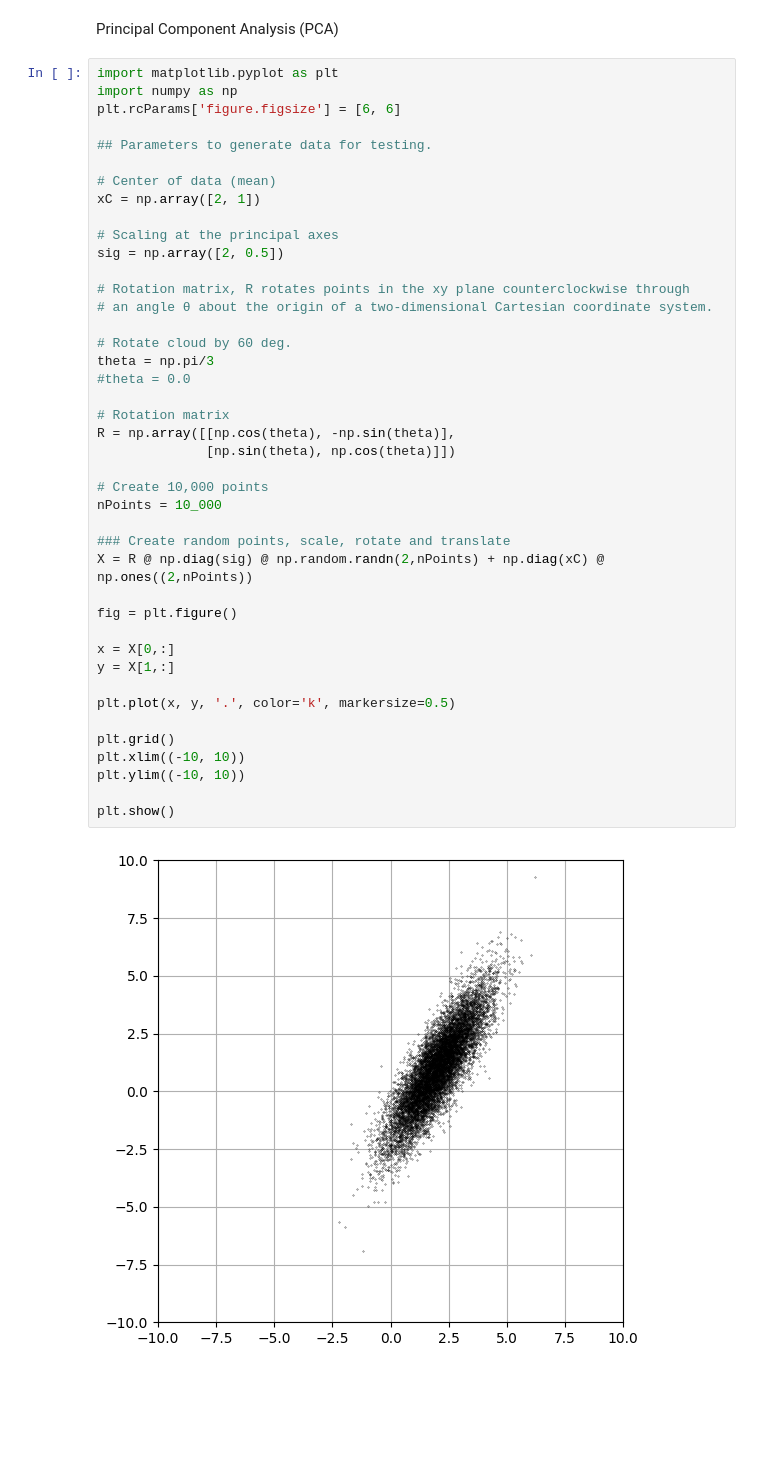
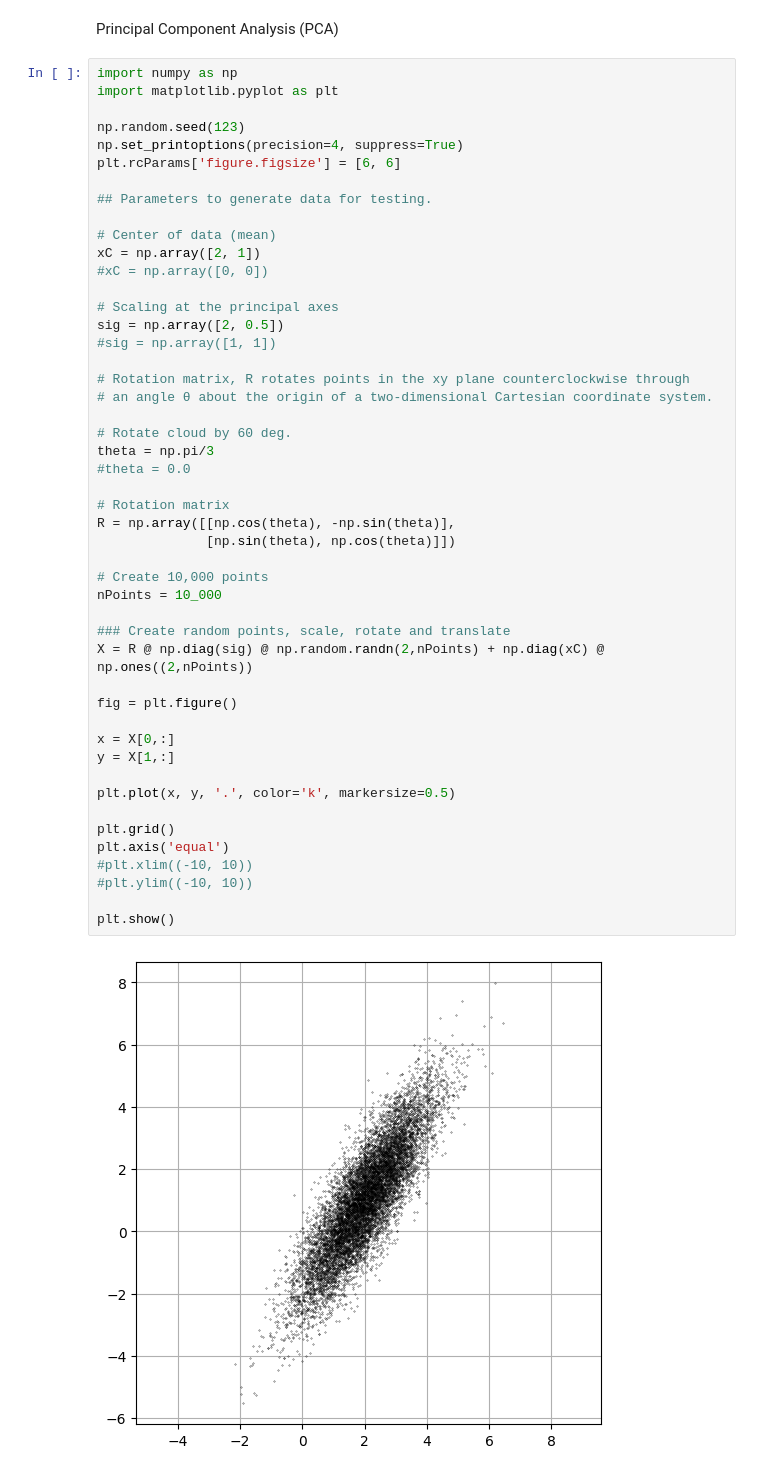
Before and after one commit to kursatkara/MAE_5020_Spring_2026, a Jupyter notebook: 03_4_1_Principal_Component_Analysis.ipynb, the cells around one changed output. Saved outputs shown, nothing was run; the diff lists cells and outputs as text; blank space fills up the shorter version.

```diff
--- a/03_4_1_Principal_Component_Analysis.ipynb
+++ b/03_4_1_Principal_Component_Analysis.ipynb
@@ -3,49 +3,55 @@
 # %% [markdown]
 Principal Component Analysis (PCA)
 # %%
+import numpy as np
 import matplotlib.pyplot as plt
-import numpy as np
+
+np.random.seed(123)
+np.set_printoptions(precision=4, suppress=True)
 plt.rcParams['figure.figsize'] = [6, 6]
 
 ## Parameters to generate data for testing.
 
 # Center of data (mean)
 xC = np.array([2, 1])
+#xC = np.array([0, 0])
 
 # Scaling at the principal axes
 sig = np.array([2, 0.5])
+#sig = np.array([1, 1])
 
 # Rotation matrix, R rotates points in the xy plane counterclockwise through
 # an angle θ about the origin of a two-dimensional Cartesian coordinate system.
 
 # Rotate cloud by 60 deg.
 theta = np.pi/3
 #theta = 0.0
 
 # Rotation matrix
 R = np.array([[np.cos(theta), -np.sin(theta)],
               [np.sin(theta), np.cos(theta)]])
 
 # Create 10,000 points
 nPoints = 10_000
 
 ### Create random points, scale, rotate and translate
 X = R @ np.diag(sig) @ np.random.randn(2,nPoints) + np.diag(xC) @ np.ones((2,nPoints))
 
 fig = plt.figure()
 
 x = X[0,:]
 y = X[1,:]
 
 plt.plot(x, y, '.', color='k', markersize=0.5)
 
 plt.grid()
-plt.xlim((-10, 10))
-plt.ylim((-10, 10))
+plt.axis('equal')
+#plt.xlim((-10, 10))
+#plt.ylim((-10, 10))
 
 plt.show()
 # %% [output]
-[figure, old version]
+[figure, new version]
 # %%
 # PCA
 # X[2 x 10,000] is a matrix of the point cloud.
```
Also changed, not shown: parts of 1 cell of this notebook.
